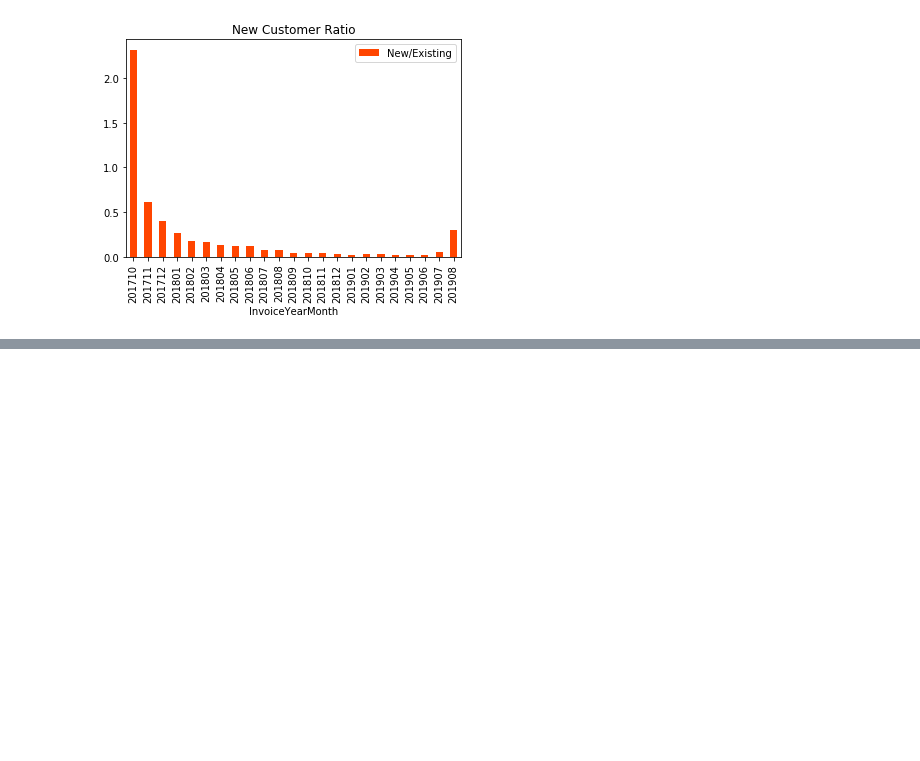
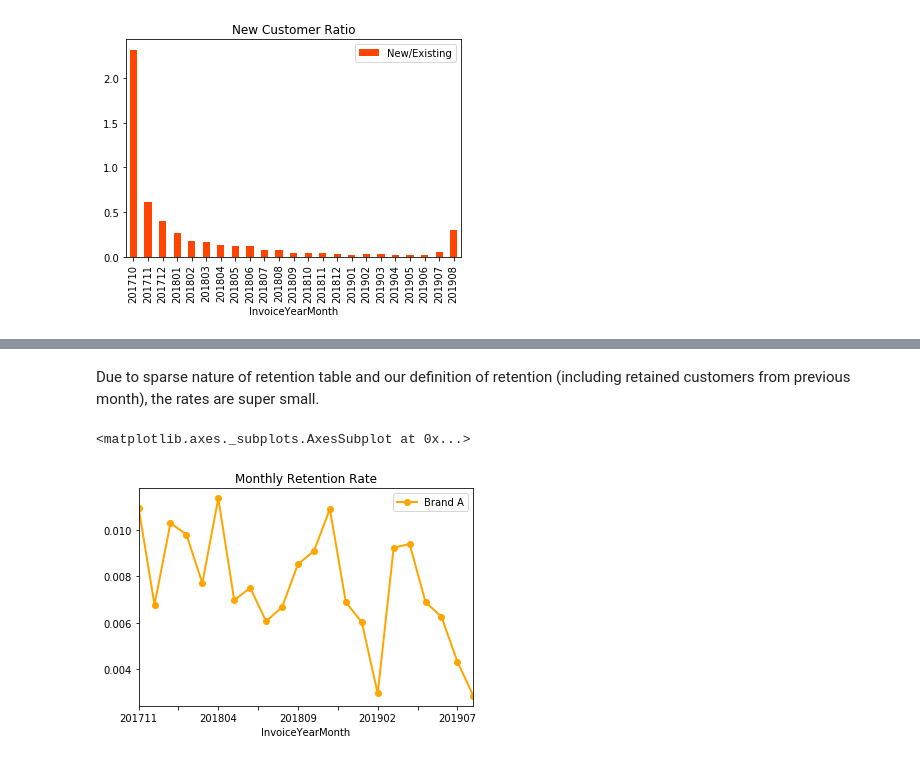
Before and after one commit to Bengisunz/CRM-Analytics, a Jupyter notebook: Gratis_DC.ipynb, the cells around one changed output, grey strips where cells are left out. Saved outputs shown, nothing was run; the diff lists cells and outputs as text; code cells hidden in the pictures; blank space fills up the shorter version.

```diff
--- a/Gratis_DC.ipynb
+++ b/Gratis_DC.ipynb
@@ -738,0 +777,4 @@ New customers of Brand A are declined until May, 2019 but after that mount they
+# %%
+#identify which users are active by looking at their revenue per month
+tx_user_purchase = tx_A.groupby(['CUST_ID','InvoiceYearMonth'])['Revenue'].sum().reset_index()
+tx_user_purchase.head()
@@ -738,0 +788,5 @@ New customers of Brand A are declined until May, 2019 but after that mount they
+# %%
+#create retention matrix with crosstab
+tx_retention = pd.crosstab(tx_user_purchase['CUST_ID'], tx_user_purchase['InvoiceYearMonth']).reset_index()
+
+tx_retention.head()
@@ -738,0 +802,18 @@ New customers of Brand A are declined until May, 2019 but after that mount they
+# %%
+#create an array of dictionary which keeps Retained & Total User count for each month
+months = tx_retention.columns[2:] # exclude 1st two columns to choose months only
+retention_array = [] #initialize an empty arr. to store # of retained customers monthly
+for i in range(len(months)-1): #loop over months
+    retention_data = {} # initialize a dictionary for each month
+    selected_month = months[i+1] #choose month of interest
+    prev_month = months[i] # define previous month
+    retention_data['InvoiceYearMonth'] = int(selected_month)
+    retention_data['TotalUserCount'] = tx_retention[selected_month].sum() #calculate tot. # of users in that month
+    #if the users are active in the previous and the current months, they are considered as "retained". Count them!
+    retention_data['RetainedUserCount'] = tx_retention[(tx_retention[selected_month]>0) & (tx_retention[prev_month]>0)][selected_month].sum()
+    retention_array.append(retention_data)
+
+#convert the array to dataframe and calculate Retention Rate
+tx_retention = pd.DataFrame(retention_array)
+tx_retention['RetentionRate'] = tx_retention['RetainedUserCount']/tx_retention['TotalUserCount']
+tx_retention.head()
@@ -738,0 +827,9 @@ New customers of Brand A are declined until May, 2019 but after that mount they
+# %% [markdown]
+Due to sparse nature of retention table and our definition of retention (including retained customers from previous month), the rates are super small.
+# %%
+tx_retention.InvoiceYearMonth = tx_retention.InvoiceYearMonth.astype(str)
+tx_retention.plot(kind='line', x = "InvoiceYearMonth", y = "RetentionRate",
+                       color ="orange", title = "Monthly Retention Rate", linewidth = 2, marker='o', label = "Brand A")
+# %% [output]
+<matplotlib.axes._subplots.AxesSubplot at 0x...>
+[figure, added]
```
Also changed, not shown: parts of 24 cells of this notebook.
